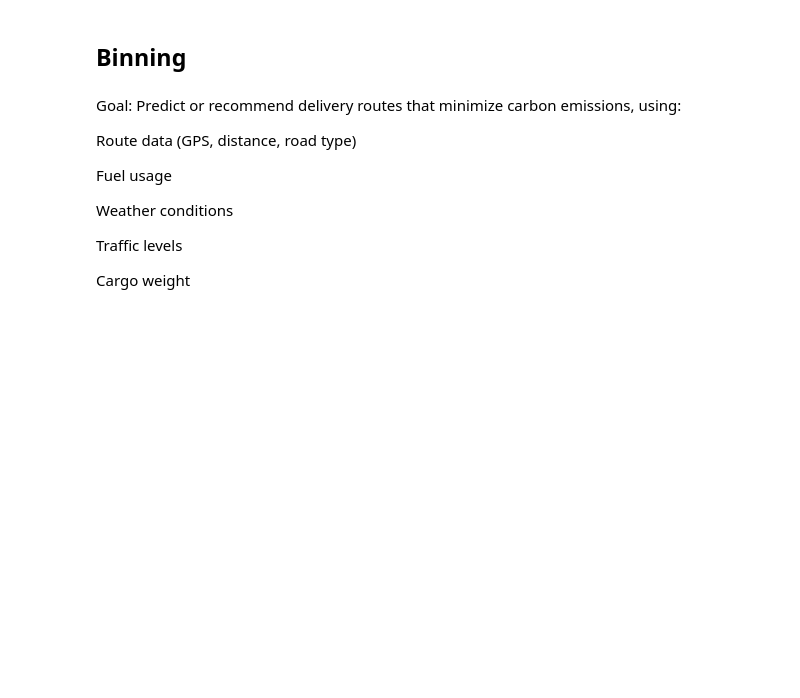
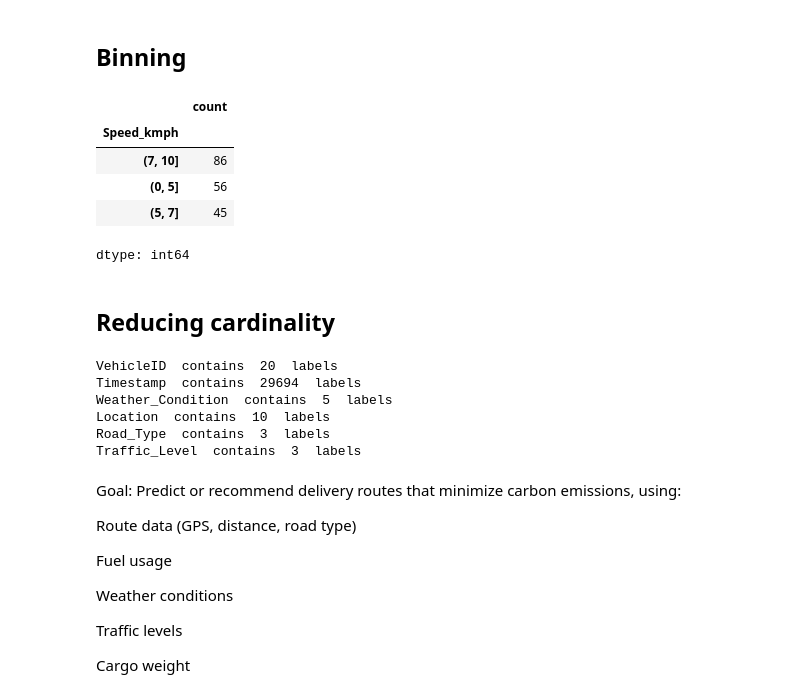
Before and after one commit to Creatrohit9/ICBP2.0, a Jupyter notebook: Rohit_Bhadauriya_ICBP_2_0_solution_book_for_Supply_chain.ipynb, the cells around one changed output. Cells and saved outputs as stored; diff of their text form; code cells hidden in the pictures; blank space fills up the shorter version.

```diff
--- a/Rohit_Bhadauriya_ICBP_2_0_solution_book_for_Supply_chain.ipynb
+++ b/Rohit_Bhadauriya_ICBP_2_0_solution_book_for_Supply_chain.ipynb
@@ -228,3 +250,14 @@ for var in continuous:
 [figure]
 # %% [markdown]
 ## **Binning**
+# %%
+#OverallQual
+bins = [0, 5, 7,10]
+pd.cut(data_train['Speed_kmph'], bins).value_counts()
+# %% [output]
+|  | count |
+| Speed_kmph |  |
+| (7, 10] | 86 |
+| (0, 5] | 56 |
+| (5, 7] | 45 |
+dtype: int64
@@ -231,3 +266,18 @@ for var in continuous:
+# %% [markdown]
+## **Reducing cardinality**
+# %%
+# Number of labels: cardinality
+#Let's now check if our categorical variables have a huge number of categories.
+#This may be a problem for some machine learning models.
+for var in categorical:
+    print(var, ' contains ', len(data_train[var].unique()), ' labels')
+# %% [output]
+VehicleID  contains  20  labels
+Timestamp  contains  29694  labels
+Weather_Condition  contains  5  labels
+Location  contains  10  labels
+Road_Type  contains  3  labels
+Traffic_Level  contains  3  labels
 # %%
 # import requests
 
```
Also changed, not shown: parts of 7 cells of this notebook.
